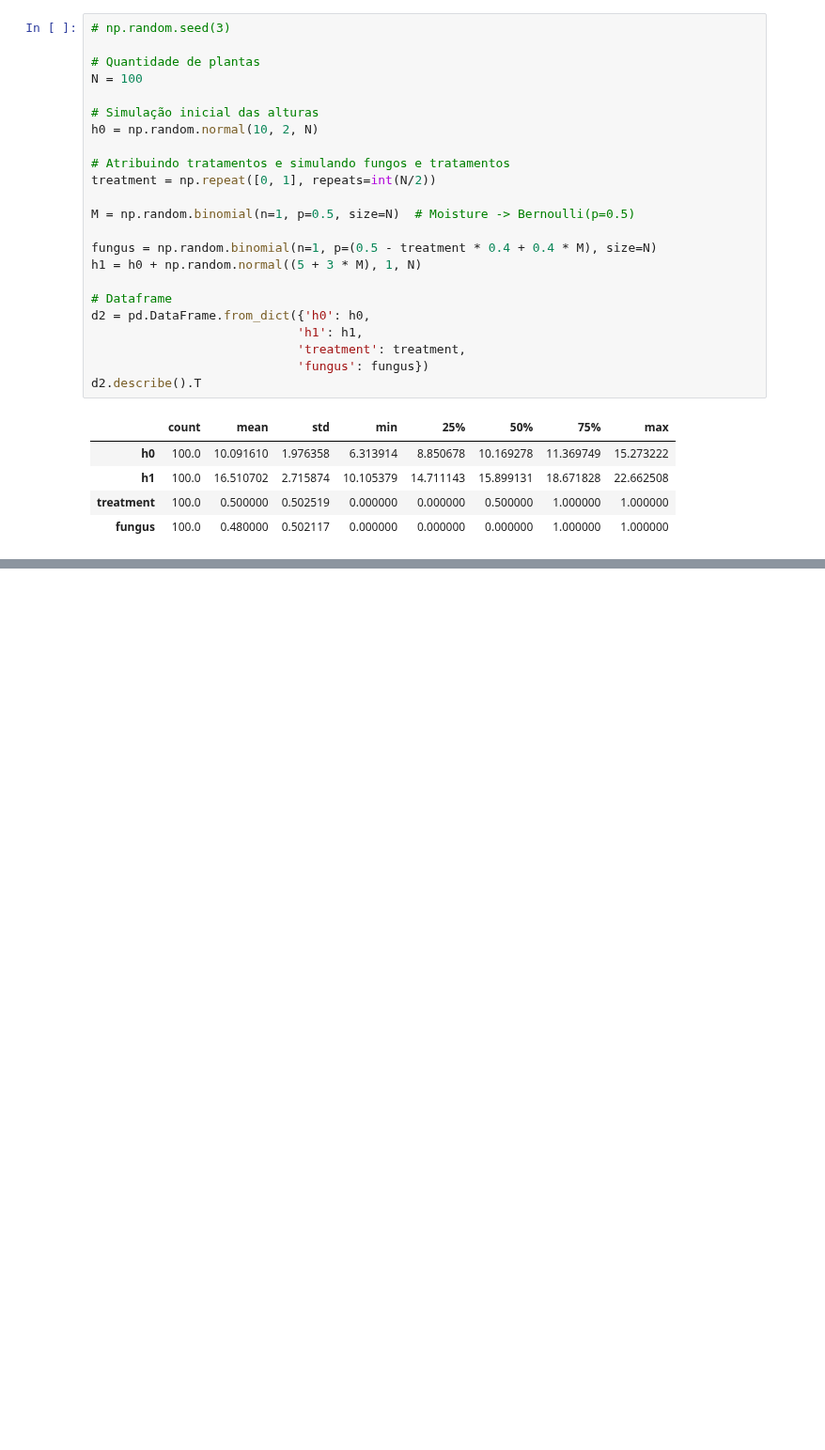
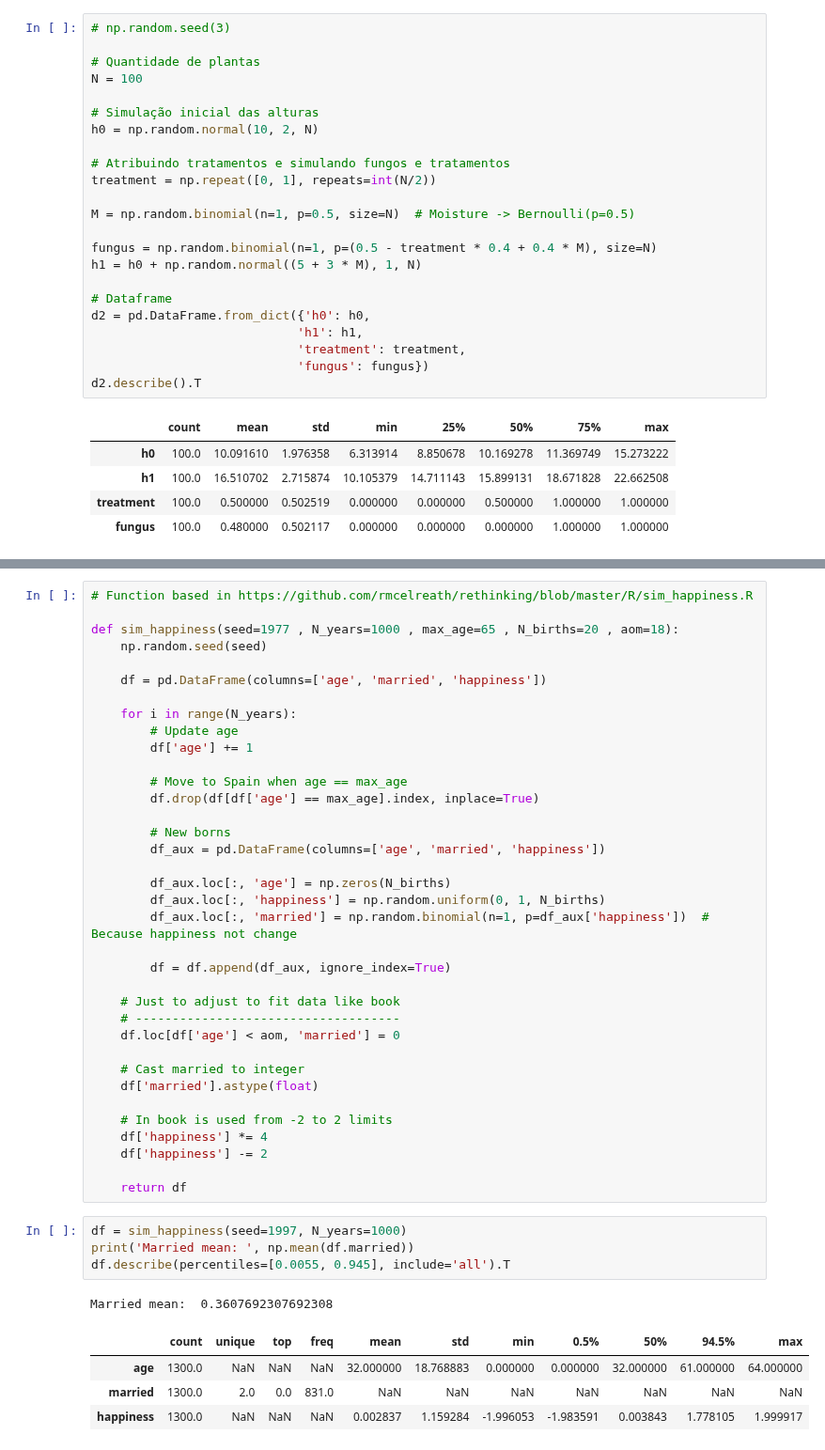
Before and after one commit to rodolphomacedo/statistical_rethinking_pt_BR, a Jupyter notebook: parte_6.ipynb, the cells around one changed output, grey strips where cells are left out. Shown at 94% size. Drawn from its saved outputs; the diff is of its cells as text; blank space fills up the shorter version.

```diff
--- a/parte_6.ipynb
+++ b/parte_6.ipynb
@@ -1138,0 +1165,46 @@ Vide.plot_forest(samples, title="Treatments and Fungus")
+# %%
+# Function based in https://github.com/rmcelreath/rethinking/blob/master/R/sim_happiness.R
+
+def sim_happiness(seed=1977 , N_years=1000 , max_age=65 , N_births=20 , aom=18):
+    np.random.seed(seed)
+
+    df = pd.DataFrame(columns=['age', 'married', 'happiness'])
+
+    for i in range(N_years):
+        # Update age
+        df['age'] += 1
+
+        # Move to Spain when age == max_age
+        df.drop(df[df['age'] == max_age].index, inplace=True)
+
+        # New borns
+        df_aux = pd.DataFrame(columns=['age', 'married', 'happiness'])
+
+        df_aux.loc[:, 'age'] = np.zeros(N_births)
+        df_aux.loc[:, 'happiness'] = np.random.uniform(0, 1, N_births)
+        df_aux.loc[:, 'married'] = np.random.binomial(n=1, p=df_aux['happiness'])  # Because happiness not change
+
+        df = df.append(df_aux, ignore_index=True)
+
+    # Just to adjust to fit data like book
+    # ------------------------------------
+    df.loc[df['age'] < aom, 'married'] = 0
+
+    # Cast married to integer
+    df['married'].astype(float)
+
+    # In book is used from -2 to 2 limits
+    df['happiness'] *= 4
+    df['happiness'] -= 2
+
+    return df
+# %%
+df = sim_happiness(seed=1997, N_years=1000)
+print('Married mean: ', np.mean(df.married))
+df.describe(percentiles=[0.0055, 0.945], include='all').T
+# %% [output]
+Married mean:  0.3607692307692308
+|  | count | unique | top | freq | mean | std | min | 0.5% | 50% | 94.5% | max |
+| age | 1300.0 | NaN | NaN | NaN | 32.000000 | 18.768883 | 0.000000 | 0.000000 | 32.000000 | 61.000000 | 64.000000 |
+| married | 1300.0 | 2.0 | 0.0 | 831.0 | NaN | NaN | NaN | NaN | NaN | NaN | NaN |
+| happiness | 1300.0 | NaN | NaN | NaN | 0.002837 | 1.159284 | -1.996053 | -1.983591 | 0.003843 | 1.778105 | 1.999917 |
```
Also changed, not shown: parts of 32 cells of this notebook.
